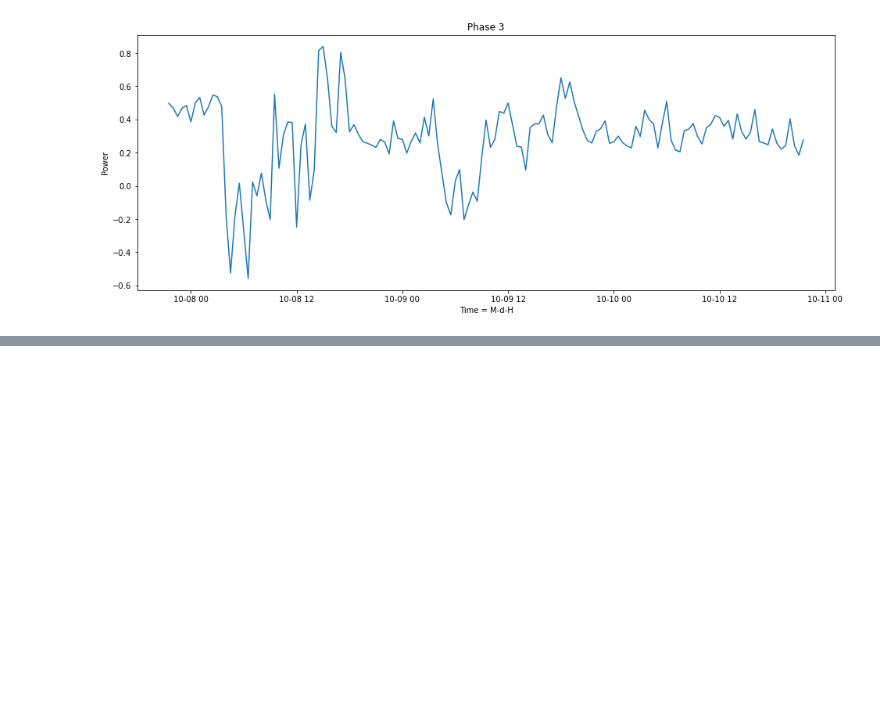
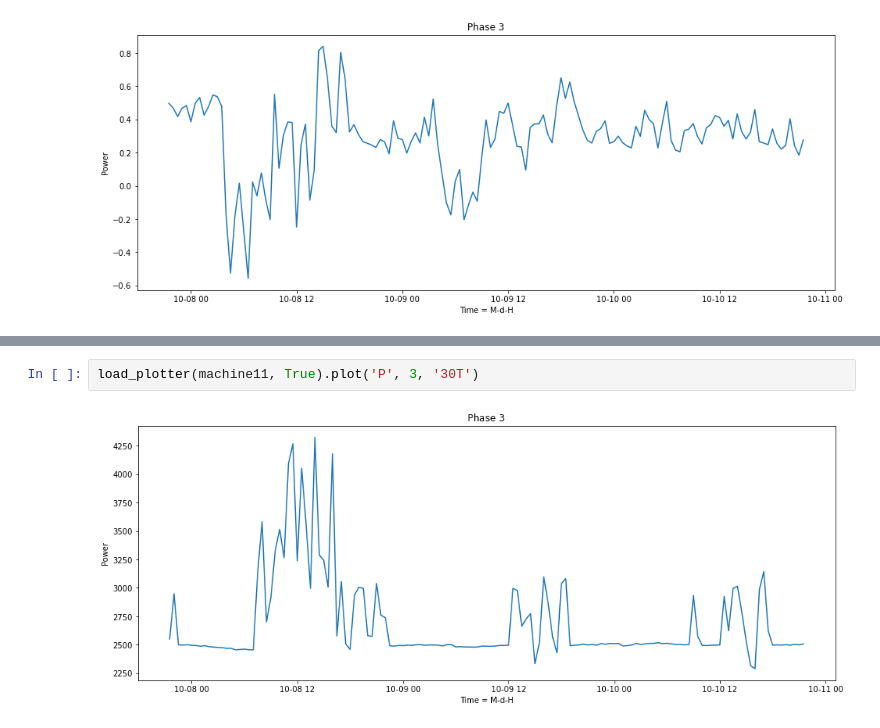
Before and after one commit to GStechschulte/energy-efficiency, a Jupyter notebook: load_profiles/all_machines_load_profile.ipynb, the cells around one changed output, grey strips where cells are left out. Saved outputs shown, nothing was run; the diff lists cells and outputs as text; blank space fills up the shorter version.

```diff
--- a/load_profiles/all_machines_load_profile.ipynb
+++ b/load_profiles/all_machines_load_profile.ipynb
@@ -31,0 +66,4 @@ load_plotter(machine5, True).plot('P', 3, '30T') ## This is interesting - fracti
+# %%
+load_plotter(machine11, True).plot('P', 3, '30T')
+# %% [output]
+[figure, added]
```
Also changed, not shown: parts of 16 cells of this notebook, 1 other file.
